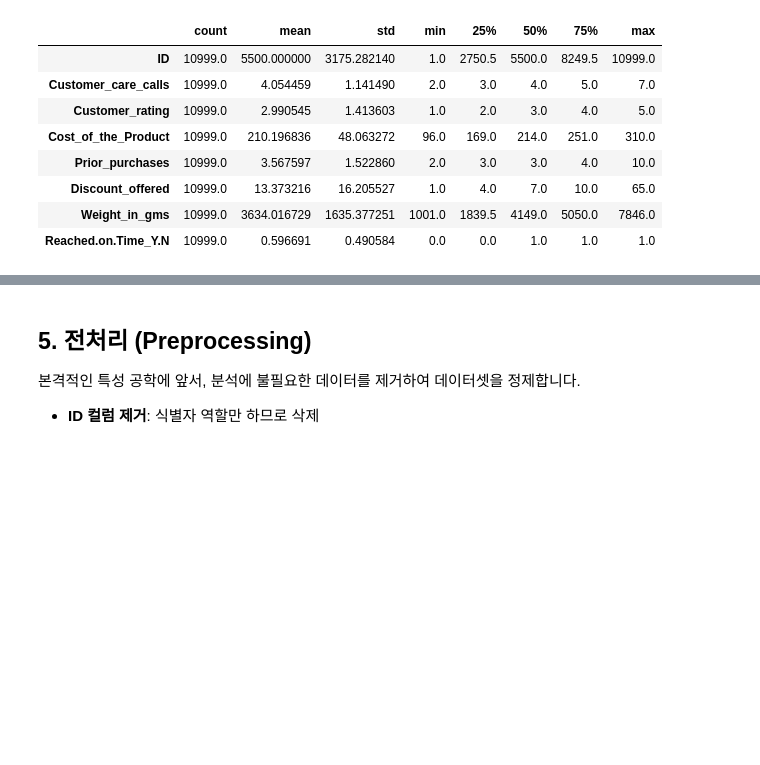
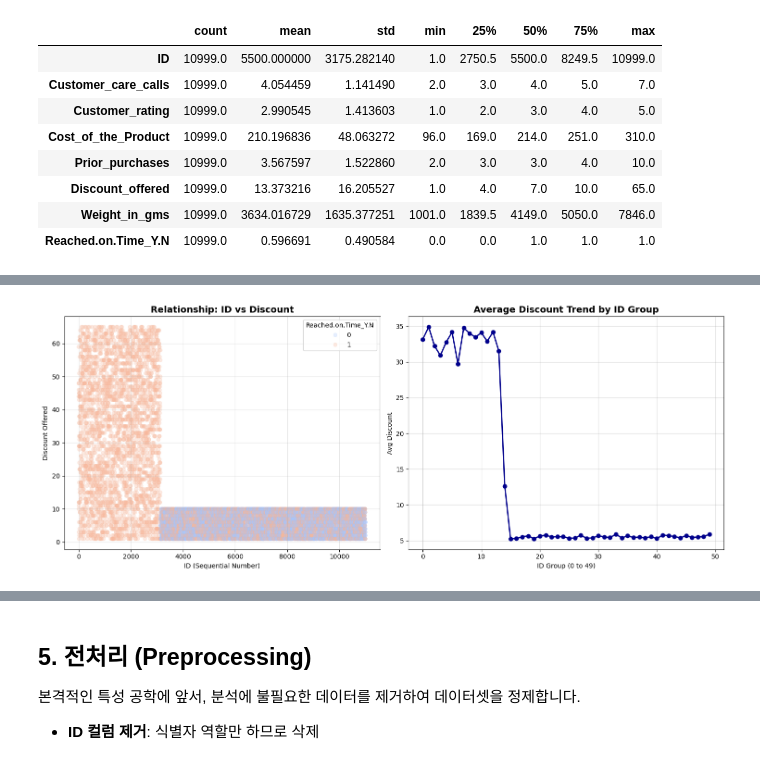
Before and after one commit to dfre1233-sddweq/Ecom_Shipping, a Jupyter notebook: E_Commerce_Shipping_Ver_1.0.ipynb, the cells around one changed output, grey strips where cells are left out. Drawn from its saved outputs; the diff is of its cells as text; code cells hidden in the pictures; blank space fills up the shorter version.

```diff
--- a/E_Commerce_Shipping_Ver_1.0.ipynb
+++ b/E_Commerce_Shipping_Ver_1.0.ipynb
@@ -193,0 +305,87 @@ plt.show()
+# %%
+target_col = 'Reached.on.Time_Y.N'
+
+# -----------------------------------------------------------
+# 1. ID와 할인율(Discount)의 관계 시각화
+# -----------------------------------------------------------
+plt.figure(figsize=(15, 6))
+
+# (1) ID vs 할인율 산점도 (타겟별 색상 구분)
+plt.subplot(1, 2, 1)
+sns.scatterplot(data=df, x='ID', y='Discount_offered', hue=target_col,
+                alpha=0.3, palette='coolwarm', edgecolor=None)
+plt.title('Relationship: ID vs Discount', fontsize=14, fontweight='bold')
+plt.xlabel('ID (Sequential Number)')
+plt.ylabel('Discount Offered')
+plt.grid(True, alpha=0.3)
+
+# (2) ID 구간별 평균 할인율 추세
+# ID를 50개 구간으로 나누어 평균 할인율 변화를 봅니다.
+df['ID_Group'] = pd.qcut(df['ID'], q=50, labels=False)
+id_discount_trend = df.groupby('ID_Group')['Discount_offered'].mean()
+
+plt.subplot(1, 2, 2)
+id_discount_trend.plot(kind='line', marker='o', color='darkblue', linewidth=2)
+plt.title('Average Discount Trend by ID Group', fontsize=14, fontweight='bold')
+plt.xlabel('ID Group (0 to 49)')
+plt.ylabel('Avg Discount')
+plt.grid(True, alpha=0.5)
+
+plt.tight_layout()
+plt.show()
+
+# -----------------------------------------------------------
+# 2. [핵심] Data Leakage 검증: ID로 타겟을 맞출 수 있는가?
+# -----------------------------------------------------------
+print("\n" + "="*60)
+print("▶ [Data Leakage 검증] ID 변수의 예측력 테스트")
+print("="*60)
+
+fig, axes = plt.subplots(1, 2, figsize=(15, 5))
+
+# (1) 시각적 검증: ID 분포가 타겟(0/1)에 따라 분리되는지 확인 (KDE Plot)
+sns.kdeplot(data=df[df[target_col]==0], x='ID', fill=True, label='Target=0', ax=axes[0], color='blue', alpha=0.3)
+sns.kdeplot(data=df[df[target_col]==1], x='ID', fill=True, label='Target=1', ax=axes[0], color='red', alpha=0.3)
+axes[0].set_title('ID Distribution by Target (Density)', fontsize=14)
+axes[0].legend()
+
+# (2) 모델링 검증: ID 변수 하나만으로 예측 모델 학습
+X_leak = df[['ID']]
+y_leak = df[target_col]
+
+# 과적합 없이 단순 패턴만 보기 위해 깊이가 얕은 트리 사용
+model_leak = DecisionTreeClassifier(max_depth=3, random_state=42)
+model_leak.fit(X_leak, y_leak)
+
+# 예측 확률 및 AUC 계산
+leak_probs = model_leak.predict_proba(X_leak)[:, 1]
+leak_auc = roc_auc_score(y_leak, leak_probs)
+
+# 중요 구간(Threshold) 시각화 (Tree가 나눈 기준점)
+tree_thresholds = model_leak.tree_.threshold[model_leak.tree_.threshold > -2]
+axes[1].scatter(X_leak, y_leak, c=y_leak, cmap='coolwarm', alpha=0.05, label='Data Points')
+for th in tree_thresholds:
+    axes[1].axvline(x=th, color='black', linestyle='--', linewidth=1.5, label=f'Split: {th:.0f}')
+axes[1].set_title(f'Decision Boundary by ID (AUC: {leak_auc:.4f})', fontsize=14)
+axes[1].set_xlabel('ID')
+axes[1].set_yticks([0, 1])
+axes[1].set_yticklabels(['Target 0', 'Target 1'])
+
+# 중복 범례 제거
+handles, labels = axes[1].get_legend_handles_labels()
+by_label = dict(zip(labels, handles))
+axes[1].legend(by_label.values(), by_label.keys(), loc='center right')
+
+plt.tight_layout()
+plt.show()
+
+# 결과 텍스트 출력
+print(f"📊 [검증 결과] 'ID' 단일 변수 모델의 ROC AUC 점수: {leak_auc:.4f}")
+if leak_auc > 0.6:
+    print("🚨 [WARNING] Data Leakage 감지됨!")
+    print("   >> ID가 타겟을 설명하는 강력한 정보(패턴)를 포함하고 있습니다.")
+    print("   >> 조치: 모델 학습 시 'ID' 컬럼을 반드시 제거하십시오.")
+else:
+    print("✅ [PASS] ID는 단순 식별자로 보입니다 (AUC가 0.5에 근사함).")
+# %% [output]
+[figure, added]
```
Also changed, not shown: parts of 10 cells of this notebook.
